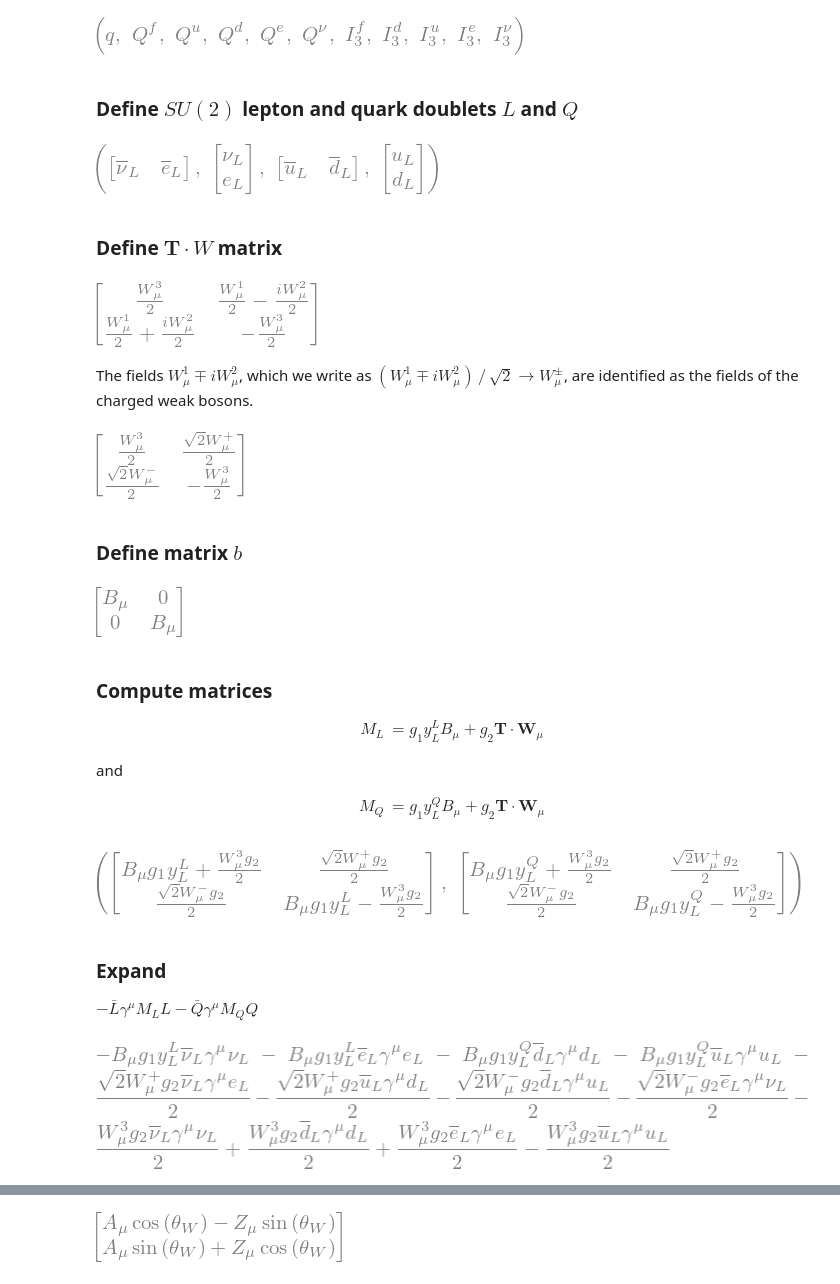
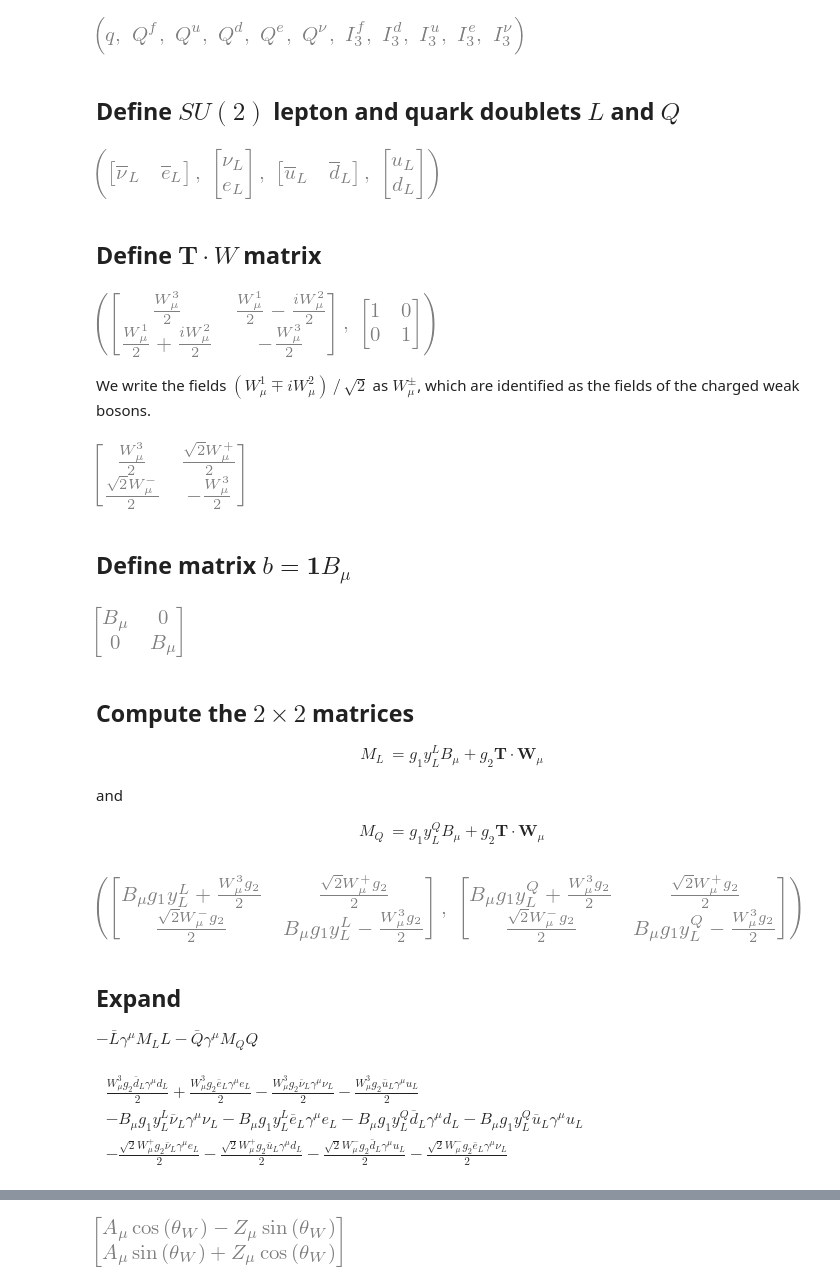
Before and after one commit to hbprosper/GSW, a Jupyter notebook: GlashowSalamWeinberg.ipynb, the cells around one changed output, grey strips where cells are left out. Cells and saved outputs as stored; diff of their text form; code cells hidden in the pictures.

```diff
--- a/GlashowSalamWeinberg.ipynb
+++ b/GlashowSalamWeinberg.ipynb
@@ -232,7 +289,7 @@ q, Qf, Qu, Qd, Qe, Qn, If3, Id3, Iu3, Ie3, In3
 # %% [output]
 [figure]
 # %% [markdown]
-### Define $SU(2)$ lepton and quark doublets $L$ and $Q$
+## Define $SU(2)$ lepton and quark doublets $L$ and $Q$
 # %%
 L = Matrix([nuL, eL])
 Lbar = Matrix([nubarL, ebarL]).T
@@ -244,23 +301,26 @@ Lbar, L, Qbar, Q
 # %% [output]
 [figure]
 # %% [markdown]
-### Define $\mathbf{T} \cdot W$ matrix
+## Define $\mathbf{T} \cdot W$ matrix
 # %%
+# Pauli 2x2 matrices
 tau1 = msigma(1)
 tau2 = msigma(2)
 tau3 = msigma(3)
 
+# 2x2 unit matrix
 U    = tau1**2
 
 T1   = tau1/2
 T2   = tau2/2
 T3   = tau3/2
+
 w    = T1*W1 + T2*W2 + T3*W3
-w
+w, U
 # %% [output]
-[figure, old version]
+[figure, new version]
 # %% [markdown]
-The fields $W^1_\mu \mp i W^2_\mu$, which  we write as $(W^1_\mu \mp i W^2_\mu) \, / \, \sqrt{2} \rightarrow  W^\pm_\mu$, are identified as the fields of the charged weak bosons.
+We write the fields $(W^1_\mu \mp i W^2_\mu) \, / \, \sqrt{2}$ as $W^\pm_\mu$, which are identified as the fields of the charged weak bosons.
 # %%
 w = w.subs({W1/2 - I*W2/2: Wplus / sm.sqrt(2),
             W1/2 + I*W2/2: Wminus / sm.sqrt(2)})
@@ -268,14 +328,14 @@ w
 # %% [output]
 [figure]
 # %% [markdown]
-### Define matrix $b$
+## Define matrix $b = \mathbf{1} B_\mu$
 # %%
 b = U*B
 b
 # %% [output]
 [figure]
 # %% [markdown]
-### Compute matrices
+## Compute the $2\times 2$ matrices
 \begin{align}
     M_L & =  g_1 y^L_L B_\mu +  g_2 \mathbf{T} \cdot \mathbf{W}_\mu
 \end{align}
@@ -294,11 +354,13 @@ ML, MQ
 # %% [output]
 [figure]
 # %% [markdown]
-### Expand
+## Expand
 $- \bar{L} \gamma^\mu M_L L - \bar{Q} \gamma^\mu M_Q Q$
 # %%
 l = sm.expand(-Lbar*gamma*ML*L)[0] + sm.expand(-Qbar*gamma*MQ*Q)[0]
-l
+display_grouped(l, 4)
 # %% [output]
-[figure, removed]
+$\displaystyle \begin{aligned}
+& \frac{W^{3}_{\mu} g_{2} \overline{d}_L \gamma^{\mu} d_{L}}{2}+\frac{W^{3}_{\mu} g_{2} \overline{e}_L \gamma^{\mu} e_{L}}{2}- \frac{W^{3}_{\mu} g_{2} \overline{\nu}_L \gamma^{\mu} \nu_{L}}{2}- \frac{W^{3}_{\mu} g_{2} \overline{u}_L \gamma^{\mu} u_{L}}{2} \\& - B_{\mu} g_{1} y^{L}_{L} \overline{\nu}_L \gamma^{\mu} \nu_{L}- B_{\mu} g_{1} y^{L}_{L} \overline{e}_L \gamma^{\mu} e_{L}- B_{\mu} g_{1} y^{Q}_{L} \overline{d}_L \gamma^{\mu} d_{L}- B_{\mu} g_{1} y^{Q}_{L} \overline{u}_L \gamma^{\mu} u_{L} \\& - \frac{\sqrt{2} W^{+}_{\mu} g_{2} \overline{\nu}_L \gamma^{\mu} e_{L}}{2}- \frac{\sqrt{2} W^{+}_{\mu} g_{2} \overline{u}_L \gamma^{\mu} d_{L}}{2}- \frac{\sqrt{2} W^{-}_{\mu} g_{2} \overline{d}_L \gamma^{\mu} u_{L}}{2}- \frac{\sqrt{2} W^{-}_{\mu} g_{2} \overline{e}_L \gamma^{\mu} \nu_{L}}{2}
+\end{aligned}$
 # %% [markdown]
```
Also changed, not shown: parts of 97 cells of this notebook, 2 other files.
